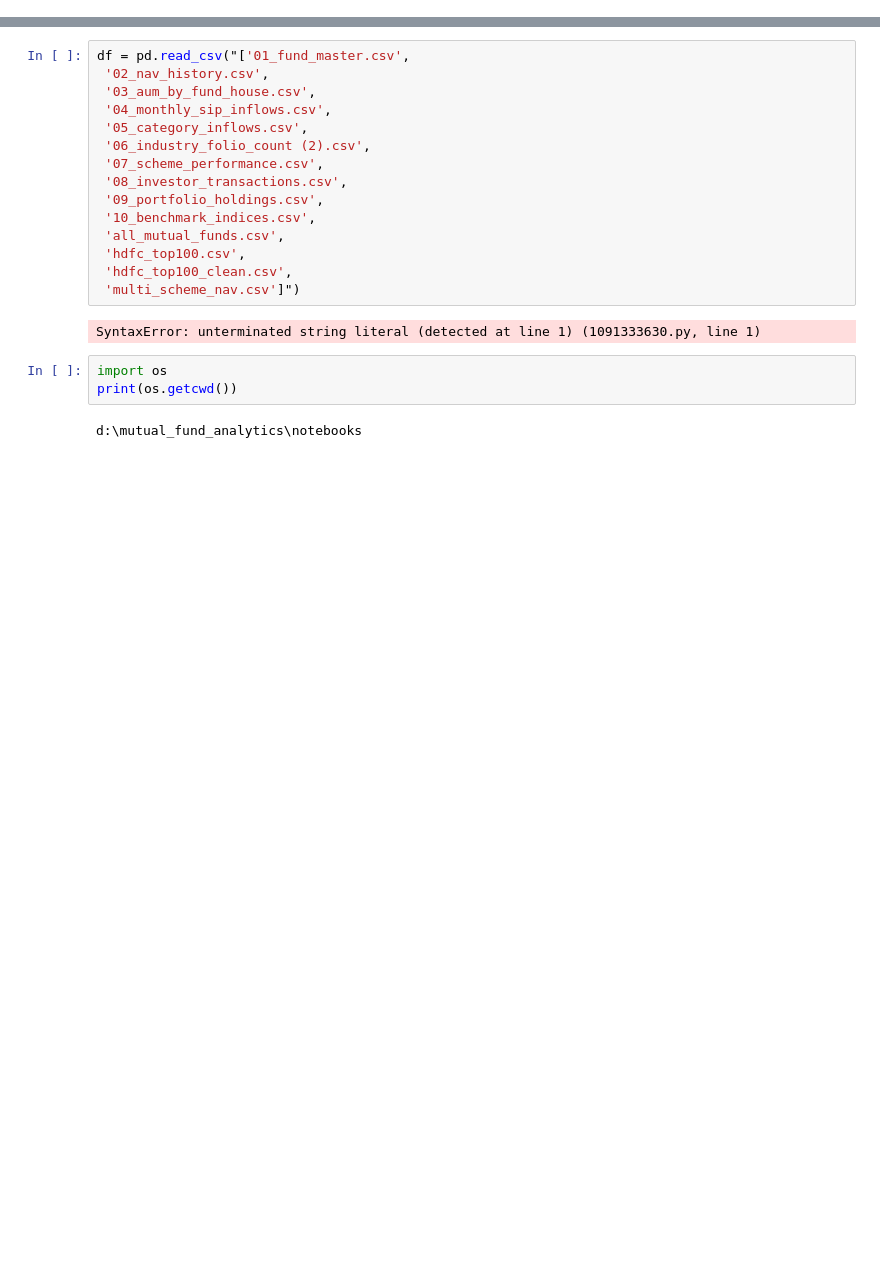
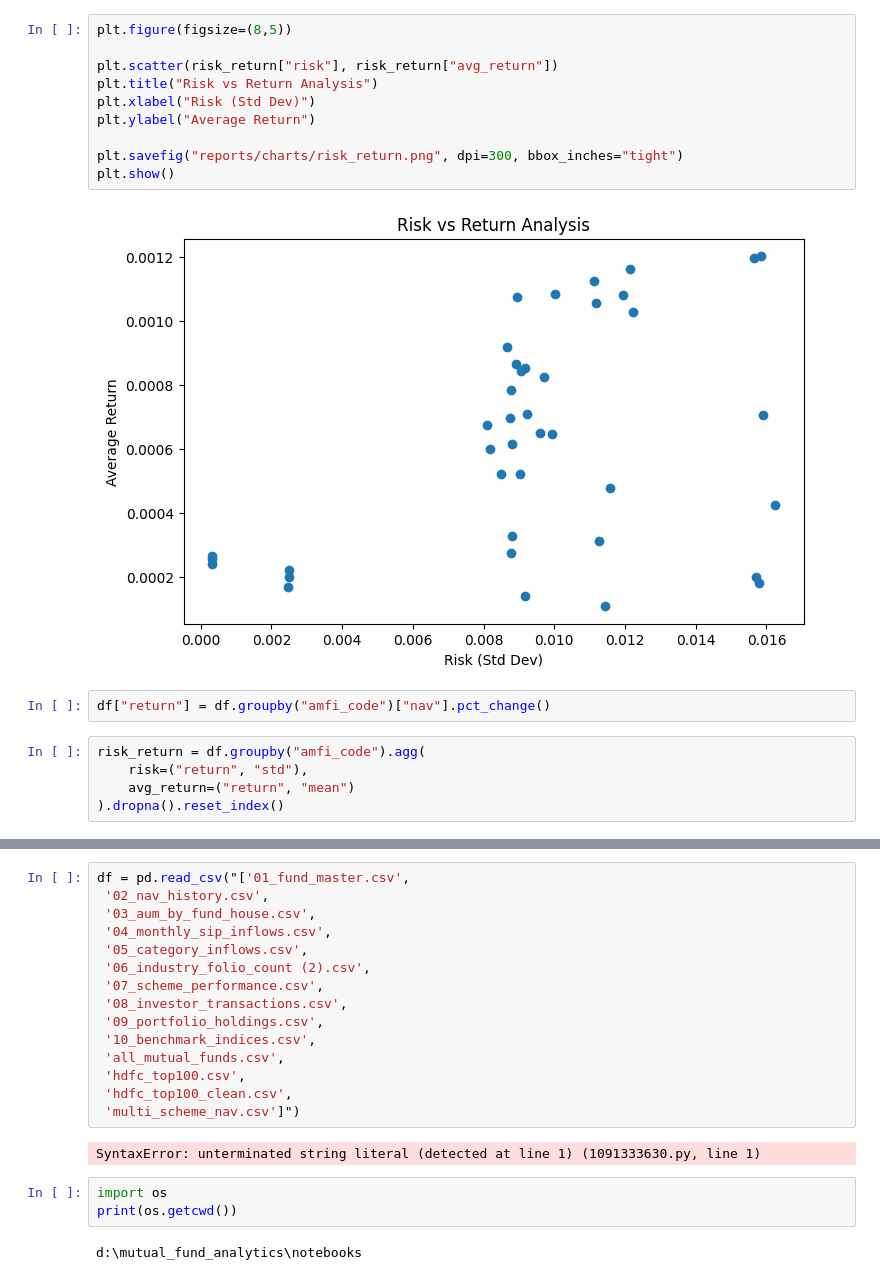
Before and after one commit to Reshmaa025/mutual-fund-analytics, a Jupyter notebook: notebooks/01_data_ingestion.ipynb, the cells around one changed output, grey strips where cells are left out. Saved outputs shown, nothing was run; the diff lists cells and outputs as text; blank space fills up the shorter version.

```diff
--- a/notebooks/01_data_ingestion.ipynb
+++ b/notebooks/01_data_ingestion.ipynb
@@ -0,0 +1,19 @@
+# %%
+plt.figure(figsize=(8,5))
+
+plt.scatter(risk_return["risk"], risk_return["avg_return"])
+plt.title("Risk vs Return Analysis")
+plt.xlabel("Risk (Std Dev)")
+plt.ylabel("Average Return")
+
+plt.savefig("reports/charts/risk_return.png", dpi=300, bbox_inches="tight")
+plt.show()
+# %% [output]
+[figure, added]
+# %%
+df["return"] = df.groupby("amfi_code")["nav"].pct_change()
+# %%
+risk_return = df.groupby("amfi_code").agg(
+    risk=("return", "std"),
+    avg_return=("return", "mean")
+).dropna().reset_index()
```
Also changed, not shown: parts of 2 cells of this notebook, 7 other files.
